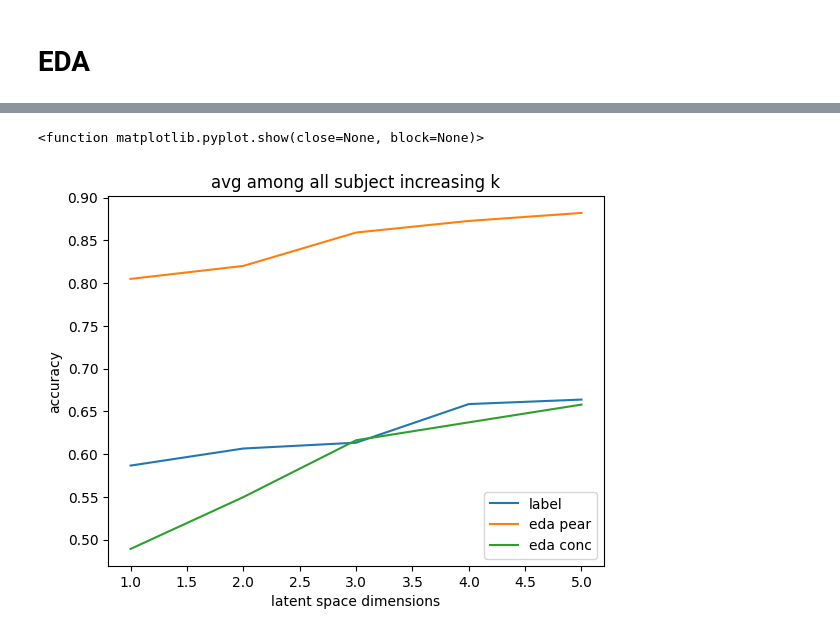
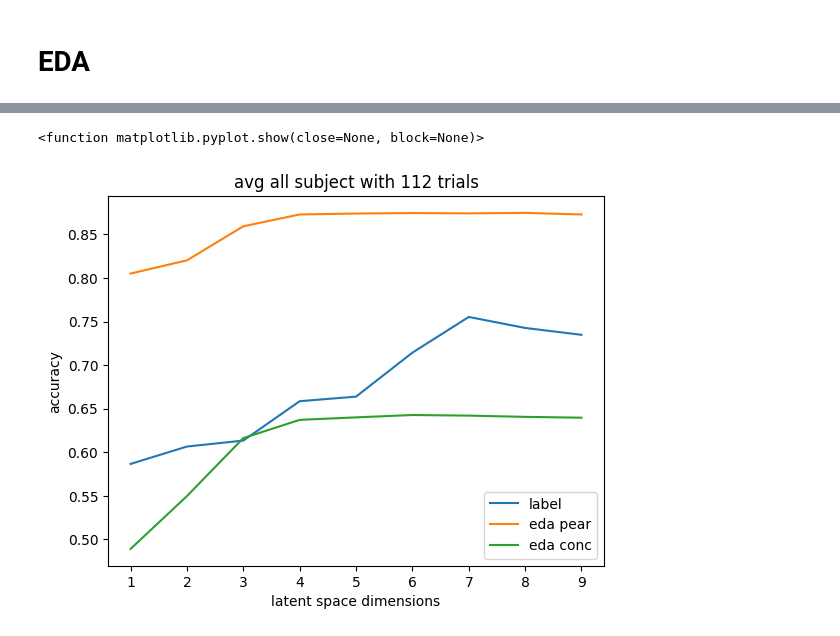
Before and after one commit to matteolimoncini/fear_gen, a Jupyter notebook: plot.ipynb, the cells around one changed output, grey strips where cells are left out. Cells and saved outputs as stored; diff of their text form; code cells hidden in the pictures.

Commit message:
modify plot file

```diff
--- a/plot.ipynb
+++ b/plot.ipynb
@@ -245,12 +249,12 @@ list_x_eda
 # %%
-plt.plot((list_x_few)[:5],list_y_few[:5])
+plt.plot((list_x_few),list_y_few)
 plt.plot(list_x_eda,list_y_pear_eda)
 plt.plot(list_x_eda,list_y_conc_eda)
-plt.title('avg among all subject increasing k')
+plt.title('avg all subject with 112 trials')
 plt.xlabel('latent space dimensions')
 plt.ylabel('accuracy')
 plt.legend(['label','eda pear','eda conc'])
 plt.show
 # %% [output]
 <function matplotlib.pyplot.show(close=None, block=None)>
-[figure, old version]
+[figure, new version]
```
Also changed, not shown: parts of 3 cells of this notebook.
